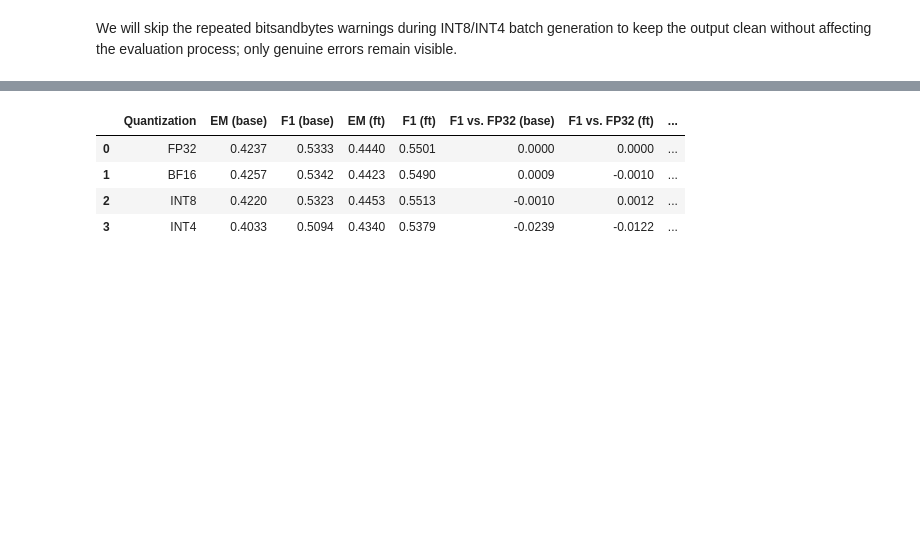
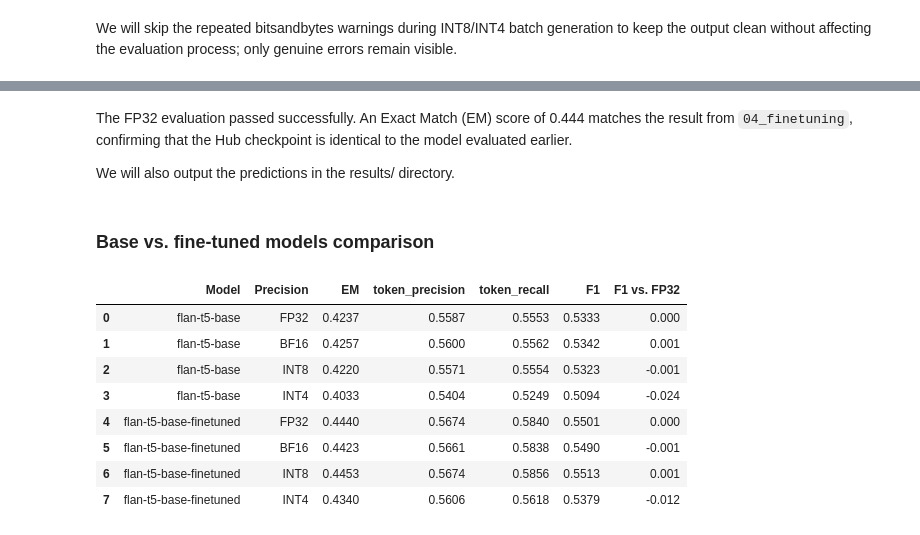
Before and after one commit to Julianlls/DeepLearning, a Jupyter notebook: notebooks/05_finetuning_eval.ipynb, the cells around one changed output, grey strips where cells are left out. Saved outputs shown, nothing was run; the diff lists cells and outputs as text; code cells hidden in the pictures; blank space fills up the shorter version.

```diff
--- a/notebooks/05_finetuning_eval.ipynb
+++ b/notebooks/05_finetuning_eval.ipynb
@@ -146,39 +140,4 @@ We will now compare the baseline models and fine-tuned ones across all of our ev
-# %%
-# raw values taken from 03_baseline_evaluation for the baseline model
-baseline = pd.DataFrame([
-    {"precision_mode": "fp32", "exact_match": 0.42367, "precision": 0.55871, "recall": 0.55531, "f1": 0.53332},
-    {"precision_mode": "bf16", "exact_match": 0.42567, "precision": 0.55996, "recall": 0.55622, "f1": 0.53420},
-    {"precision_mode": "int8", "exact_match": 0.42200, "precision": 0.55709, "recall": 0.55543, "f1": 0.53232},
-    {"precision_mode": "int4", "exact_match": 0.40333, "precision": 0.54037, "recall": 0.52487, "f1": 0.50944},
-])
-
-# values from the above-executed evaluation
-finetuned = pd.DataFrame(rows)[["precision_mode", "exact_match", "f1"]]
-
-comparison = baseline[["precision_mode", "exact_match", "f1"]].merge(
-    finetuned, on="precision_mode", suffixes = ("_base", "_ft")
-)
-
-# calculation of the drop for each of the models vs. FP32
-comparison["F1 vs. FP32 (base)"] = comparison["f1_base"] - comparison.loc[0, "f1_base"]
-comparison["F1 vs. FP32 (ft)"] = comparison["f1_ft"] - comparison.loc[0, "f1_ft"]
-
-# calculation of the gain from fine-tuning across each precision
-comparison["F1 gain from fine-tuning"] = comparison["f1_ft"] - comparison["f1_base"]
-
-comparison["precision_mode"] = comparison["precision_mode"].str.upper()
-comparison = comparison.rename(columns={
-    "precision_mode": "Quantization",
-    "exact_match_base": "EM (base)",
-    "exact_match_ft": "EM (ft)",
-    "f1_base": "F1 (base)",
-    "f1_ft": "F1 (ft)",
-})
-
-comparison.round(4)
-# %% [output]
-|  | Quantization | EM (base) | F1 (base) | EM (ft) | F1 (ft) | F1 vs. FP32 (base) | F1 vs. FP32 (ft) | ... |
-| 0 | FP32 | 0.4237 | 0.5333 | 0.4440 | 0.5501 | 0.0000 | 0.0000 | ... |
-| 1 | BF16 | 0.4257 | 0.5342 | 0.4423 | 0.5490 | 0.0009 | -0.0010 | ... |
-| 2 | INT8 | 0.4220 | 0.5323 | 0.4453 | 0.5513 | -0.0010 | 0.0012 | ... |
-| 3 | INT4 | 0.4033 | 0.5094 | 0.4340 | 0.5379 | -0.0239 | -0.0122 | ... |
+# %% [markdown]
+The FP32 evaluation passed successfully. An Exact Match (EM) score of 0.444 matches the result from `04_finetuning`, confirming that the Hub checkpoint is identical to the model evaluated earlier.
+
+We will also output the predictions in the results/ directory.
@@ -185 +176,35 @@ comparison.round(4)
+# %% [markdown]
+### Base vs. fine-tuned models comparison
+# %%
+columns = ["model_name", "state", "precision_mode", "exact_match", "precision", "recall", "f1"]
+
+# raw models
+raw = pd.DataFrame([
+    ["flan-t5-base", "raw", "fp32", 0.42367, 0.55871, 0.55531, 0.53332],
+    ["flan-t5-base", "raw", "bf16", 0.42567, 0.55996, 0.55622, 0.53420],
+    ["flan-t5-base", "raw", "int8", 0.42200, 0.55709, 0.55543, 0.53232],
+    ["flan-t5-base", "raw", "int4", 0.40333, 0.54037, 0.52487, 0.50944],
+], columns=columns)
+
+table = pd.concat([raw, pd.DataFrame(rows)[columns]], ignore_index=True)
+
+# F1 change vs. each model's own FP32 row
+fp32_f1 = table[table["precision_mode"] == "fp32"].set_index("state")["f1"]
+table["F1 vs. FP32"] = (table["f1"] - table["state"].map(fp32_f1)).round(3)
+
+table["Model"] = table["state"].map({"raw": "flan-t5-base", "finetuned": "flan-t5-base-finetuned"})
+table["Precision"] = table["precision_mode"].str.upper()
+table = table.rename(columns={"exact_match": "EM", "precision": "token_precision", "recall": "token_recall", "f1": "F1"})
+
+table[["Model", "Precision", "EM", "token_precision", "token_recall", "F1", "F1 vs. FP32"]].round(4)
+# %% [output]
+|  | Model | Precision | EM | token_precision | token_recall | F1 | F1 vs. FP32 |
+| 0 | flan-t5-base | FP32 | 0.4237 | 0.5587 | 0.5553 | 0.5333 | 0.000 |
+| 1 | flan-t5-base | BF16 | 0.4257 | 0.5600 | 0.5562 | 0.5342 | 0.001 |
+| 2 | flan-t5-base | INT8 | 0.4220 | 0.5571 | 0.5554 | 0.5323 | -0.001 |
+| 3 | flan-t5-base | INT4 | 0.4033 | 0.5404 | 0.5249 | 0.5094 | -0.024 |
+| 4 | flan-t5-base-finetuned | FP32 | 0.4440 | 0.5674 | 0.5840 | 0.5501 | 0.000 |
+| 5 | flan-t5-base-finetuned | BF16 | 0.4423 | 0.5661 | 0.5838 | 0.5490 | -0.001 |
+| 6 | flan-t5-base-finetuned | INT8 | 0.4453 | 0.5674 | 0.5856 | 0.5513 | 0.001 |
+| 7 | flan-t5-base-finetuned | INT4 | 0.4340 | 0.5606 | 0.5618 | 0.5379 | -0.012 |
 # %% [markdown]
```
Also changed, not shown: parts of 9 cells of this notebook.
